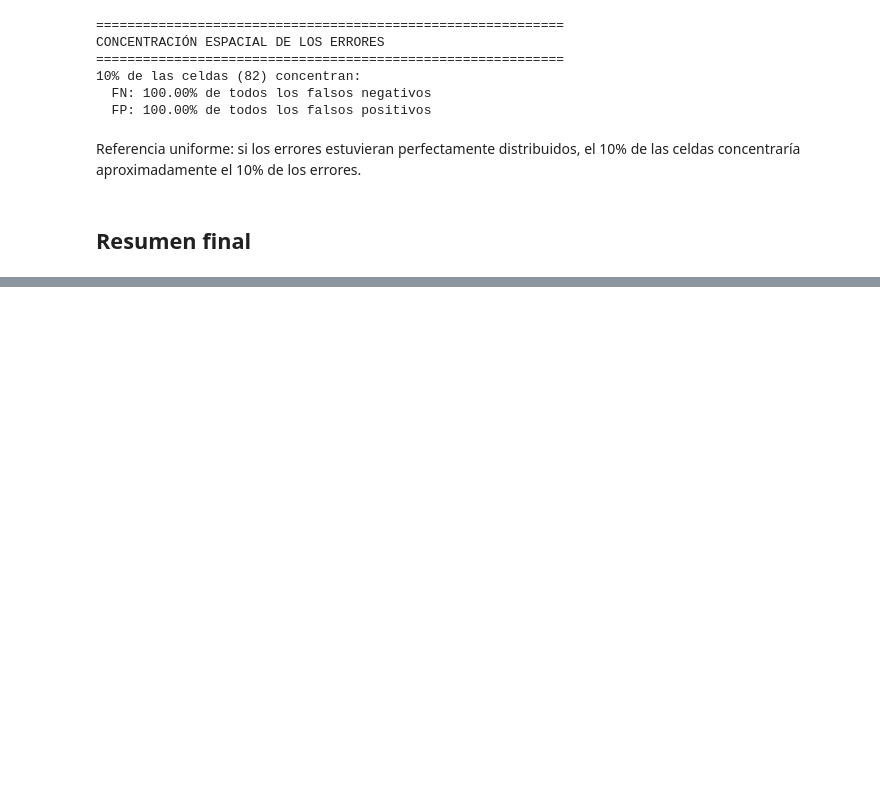
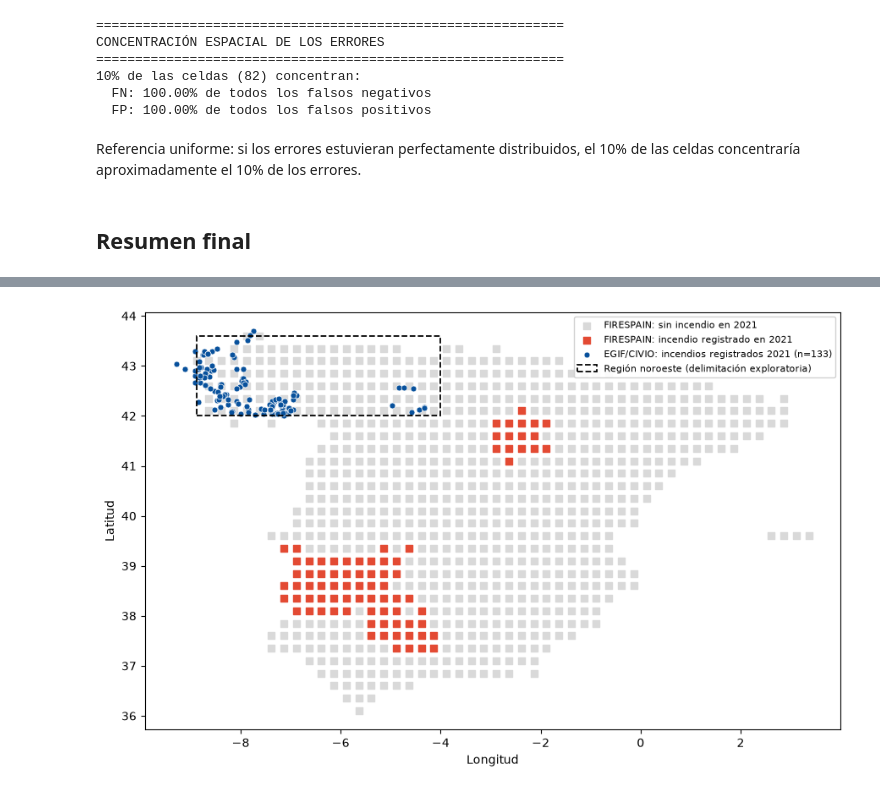
Before and after one commit to TheWhiteSavage/TrabajoFinMaster, a Jupyter notebook: 05_Interpretability.ipynb, the cells around one changed output, grey strips where cells are left out. Saved outputs shown, nothing was run; the diff lists cells and outputs as text; code cells hidden in the pictures; blank space fills up the shorter version.

```diff
--- a/05_Interpretability.ipynb
+++ b/05_Interpretability.ipynb
@@ -1506,0 +1564,16 @@ COMPARACIÓN DE RENDIMIENTO — NOROESTE vs RESTO
+# %%
+# ============================================================
+# ¿LOS 133 INCENDIOS CIVIO-NW-2021 SON PEQUEÑOS O TIENEN
+# SUPERFICIE REGISTRADA RELEVANTE? Y ¿QUÉ % TIENE COORDENADA
+# EXACTA VS CENTROIDE?
+# ============================================================
+
+civio_nw_2021 = civio_geo[(civio_geo["anio"]==2021) & zona_nw_civio[civio_geo["anio"]==2021].reindex(civio_geo.index, fill_value=False)]
+# (ajustar el filtro según nombres reales de columnas de superficie/coordenadas en tu CSV)
+
+print(civio_nw_2021[["lat","lng","fecha"]].describe())
+if "latlng_explicit" in civio_full.columns:
+    print(f"\n% con coordenada exacta: {100*civio_nw_2021['latlng_explicit'].mean():.1f}%")
+if "loss" in civio_full.columns or "superficie" in civio_full.columns:
+    col_sup = "loss" if "loss" in civio_full.columns else "superficie"
+    print(f"\nSuperficie total registrada (CIVIO) NW 2021: {civio_nw_2021[col_sup].sum():,.1f}")
@@ -1586,0 +1717,50 @@ Noroeste aproximado          41245                 0       NaN  0.030816
+# %%
+# ============================================================
+# MAPA — CONTRASTE FIRESPAIN-025 vs EGIF/CIVIO EN EL NOROESTE (2021)
+# Figura para la memoria (sección 5.4)
+# ============================================================
+
+fig, ax = plt.subplots(figsize=(9, 8))
+
+# --- Fondo: dominio completo de 817 celdas, coloreado según si
+# FIRESPAIN registró algún incendio en 2021 (gris = no, rojo = sí) ---
+celdas_dominio = holdout_df_test.groupby(["latitude", "longitude"])[TARGET].max().reset_index()
+
+ax.scatter(
+    celdas_dominio.loc[celdas_dominio[TARGET] == 0, "longitude"],
+    celdas_dominio.loc[celdas_dominio[TARGET] == 0, "latitude"],
+    color="#d9d9d9", s=40, marker="s", label="FIRESPAIN: sin incendio en 2021", zorder=1
+)
+ax.scatter(
+    celdas_dominio.loc[celdas_dominio[TARGET] == 1, "longitude"],
+    celdas_dominio.loc[celdas_dominio[TARGET] == 1, "latitude"],
+    color="#e34a33", s=40, marker="s", label="FIRESPAIN: incendio registrado en 2021", zorder=2
+)
+
+# --- Puntos: incendios reales según CIVIO en la zona noroeste ---
+ax.scatter(
+    civio_nw_2021["lng"], civio_nw_2021["lat"],
+    color="#08519c", s=25, marker="o", edgecolor="white", linewidth=0.5,
+    label=f"EGIF/CIVIO: incendios registrados 2021 (n={len(civio_nw_2021)})", zorder=3
+)
+
+# --- Rectángulo delimitando la región noroeste (bounding box exploratorio) ---
+from matplotlib.patches import Rectangle
+lon_min, lon_max = celdas_dominio["longitude"].min(), -4
+lat_min, lat_max = 42, celdas_dominio["latitude"].max()
+ax.add_patch(Rectangle(
+    (lon_min, lat_min), lon_max - lon_min, lat_max - lat_min,
+    fill=False, edgecolor="black", linestyle="--", linewidth=1.3, zorder=4,
+    label="Región noroeste (delimitación exploratoria)"
+))
+
+ax.set_xlabel("Longitud")
+ax.set_ylabel("Latitud")
+ax.legend(loc="upper right", fontsize=8, framealpha=0.9)
+ax.set_aspect("equal")
+
+plt.tight_layout()
+save_figure("mapa_contraste_firespain_civio_2021.png")
+plt.show()
+# %% [output]
+[figure, added]
```
Also changed, not shown: parts of 29 cells of this notebook, 7 other files.
